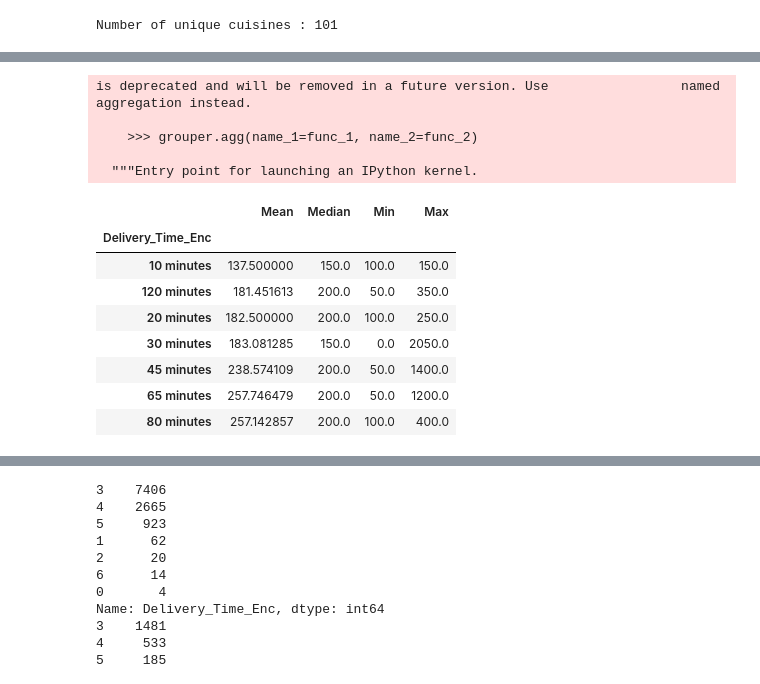
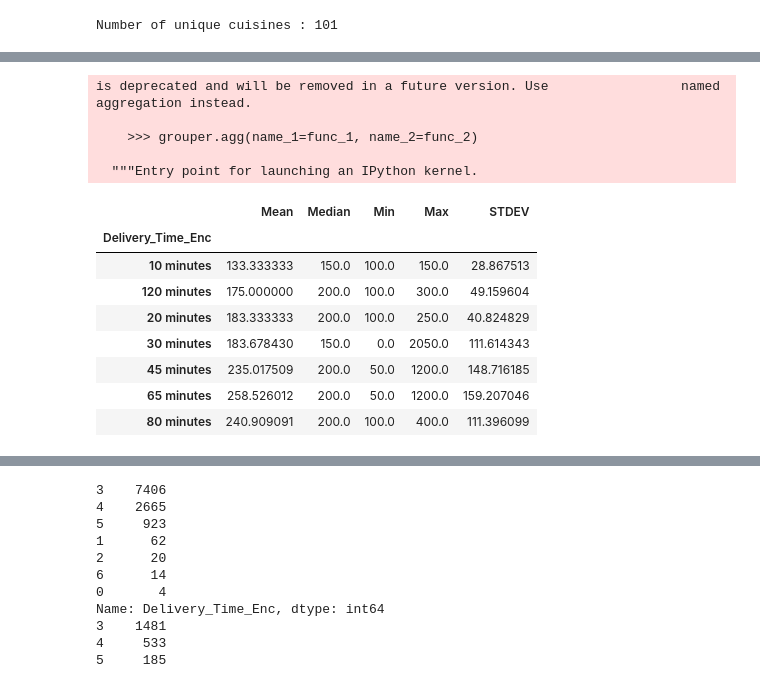
Before and after one commit to adarsh-meher/MachineHack---Predict-Delivery-Time, a Jupyter notebook: MH_Predict_Delivery_Time.ipynb, the cells around one changed output, grey strips where cells are left out. Cells and saved outputs as stored; diff of their text form; code cells hidden in the pictures.

```diff
--- a/MH_Predict_Delivery_Time.ipynb
+++ b/MH_Predict_Delivery_Time.ipynb
@@ -123,12 +122,13 @@ total_data['Rating_New'] = total_data['Rating'].apply(lambda x : conv_str_to_flo
 total_data['Votes_New'] = total_data['Votes'].apply(lambda x : conv_str_to_float_2(x))
 total_data['Reviews_New'] = total_data['Reviews'].apply(lambda x : conv_str_to_float_2(x))
 # %%
-total_data['Location_Str'] = total_data['Location']
-total_data = pd.get_dummies(total_data,columns = ['Location'])
+#total_data['Location_Str'] = total_data['Location']
+#total_data = pd.get_dummies(total_data,columns = ['Location'])
 # %%
+#### Creating train/test split. Features creation and model training will be done on train and performance evaluation will be done on test
 train_new,test_new = total_data[total_data['Type'] == 'train'],total_data[total_data['Type'] == 'test']
 train_new.index = range(train_new.shape[0])
 test_new.index = range(test_new.shape[0])
-print(train_new.shape)
-print(test_new.shape)
+
+train_new1,test_new1,target_train,target_test = train_test_split(train_new,train_data['Delivery_Time'],test_size = 0.25,stratify = train_data['Delivery_Time'])
 # %% [output]
@@ -137,8 +139,9 @@ print(test_new.shape)
 # %%
 from sklearn.preprocessing import LabelEncoder
-le_fit = LabelEncoder().fit(train_data['Delivery_Time'])
-target_enc = le_fit.transform(train_data['Delivery_Time'])
-train_new['Delivery_Time_Enc'] = train_data['Delivery_Time']
+le_fit = LabelEncoder().fit(target_train)
+target_enc = le_fit.transform(target_train)
+test_enc = le_fit.transform(target_test)
+train_new1['Delivery_Time_Enc'] = target_train
 # %% [output]
 A value is trying to be set on a copy of a slice from a DataFrame.
 Try using .loc[row_indexer,col_indexer] = value instead
@@ -152,18 +191,19 @@ dtype('O')
 # %%
-train_new.groupby(['Delivery_Time_Enc'])['Average_Cost_New'].agg({'Mean' :  np.mean,'Median' : np.median,'Min' : np.min,'Max' : np.max})
+####  Hypothesis 1 : Variation in average cost vs delivery time
+train_new1.groupby(['Delivery_Time_Enc'])['Average_Cost_New'].agg({'Mean' :  np.mean,'Median' : np.median,'Min' : np.min,'Max' : np.max,'STDEV' : np.std})
 # %% [output]
 is deprecated and will be removed in a future version. Use                 named aggregation instead.
 
     >>> grouper.agg(name_1=func_1, name_2=func_2)
 
   """Entry point for launching an IPython kernel.
-|  | Mean | Median | Min | Max |
-| Delivery_Time_Enc |  |  |  |  |
-| 10 minutes | 137.500000 | 150.0 | 100.0 | 150.0 |
-| 120 minutes | 181.451613 | 200.0 | 50.0 | 350.0 |
-| 20 minutes | 182.500000 | 200.0 | 100.0 | 250.0 |
-| 30 minutes | 183.081285 | 150.0 | 0.0 | 2050.0 |
-| 45 minutes | 238.574109 | 200.0 | 50.0 | 1400.0 |
-| 65 minutes | 257.746479 | 200.0 | 50.0 | 1200.0 |
-| 80 minutes | 257.142857 | 200.0 | 100.0 | 400.0 |
+|  | Mean | Median | Min | Max | STDEV |
+| Delivery_Time_Enc |  |  |  |  |  |
+| 10 minutes | 133.333333 | 150.0 | 100.0 | 150.0 | 28.867513 |
+| 120 minutes | 175.000000 | 200.0 | 100.0 | 300.0 | 49.159604 |
+| 20 minutes | 183.333333 | 200.0 | 100.0 | 250.0 | 40.824829 |
+| 30 minutes | 183.678430 | 150.0 | 0.0 | 2050.0 | 111.614343 |
+| 45 minutes | 235.017509 | 200.0 | 50.0 | 1200.0 | 148.716185 |
+| 65 minutes | 258.526012 | 200.0 | 50.0 | 1200.0 | 159.207046 |
+| 80 minutes | 240.909091 | 200.0 | 100.0 | 400.0 | 111.396099 |
 # %%
```
Also changed, not shown: parts of 18 cells of this notebook.
